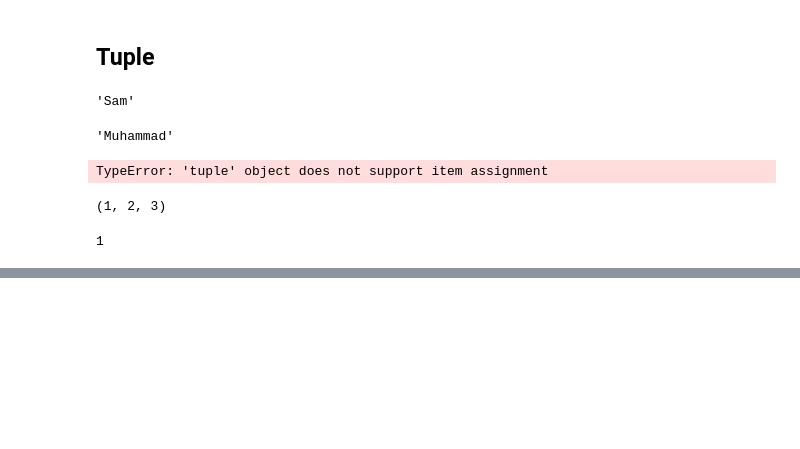
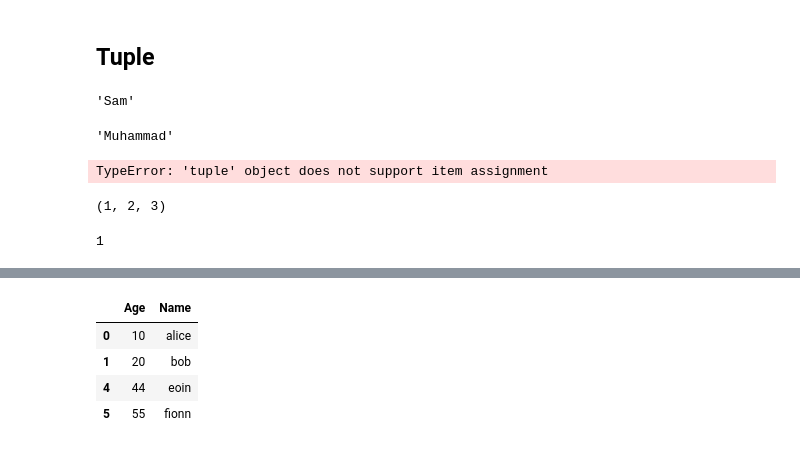
Before and after one commit to sweisscct/MSCFeb25-Lists-Dict-Tuple, a Jupyter notebook: Lists, Dict, Tuple.ipynb, the cells around one changed output, grey strips where cells are left out. Saved outputs shown, nothing was run; the diff lists cells and outputs as text; code cells hidden in the pictures; blank space fills up the shorter version.

Commit message:
Pandas drop and filter

```diff
--- a/Lists, Dict, Tuple.ipynb
+++ b/Lists, Dict, Tuple.ipynb
@@ -301,0 +340,2 @@ b
+# %%
+df.drop(columns=["Age", "Name"], inplace=True)
@@ -301,0 +352,9 @@ b
+# %%
+def makedf():
+    df = pd.DataFrame({
+    "Age" : ages,
+    "Name": names
+    })
+    return df
+# %%
+df = makedf()
@@ -301,0 +371,8 @@ b
+# %%
+df.drop(index=[2, 3])
+# %% [output]
+|  | Age | Name |
+| 0 | 10 | alice |
+| 1 | 20 | bob |
+| 4 | 44 | eoin |
+| 5 | 55 | fionn |
```
Also changed, not shown: parts of 9 cells of this notebook.
